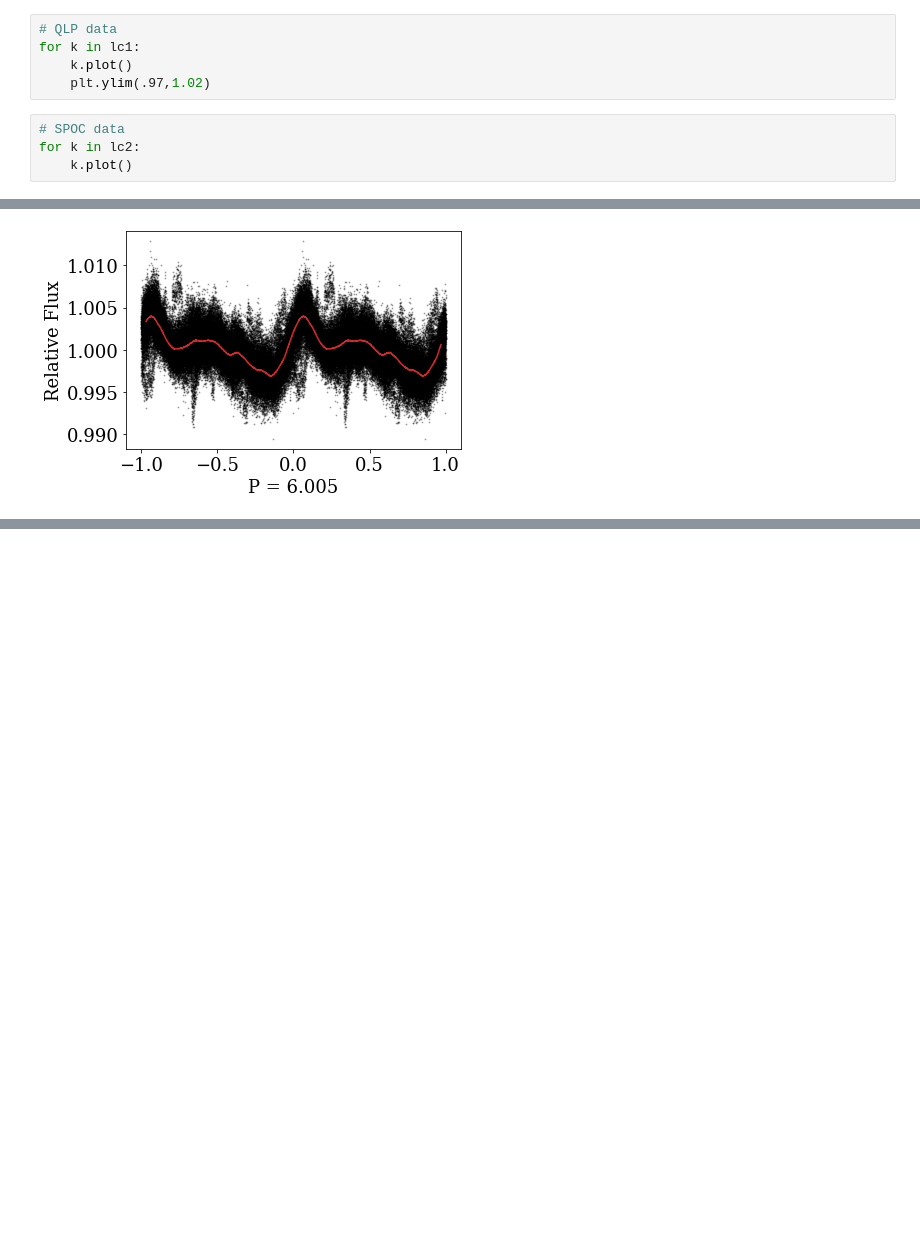
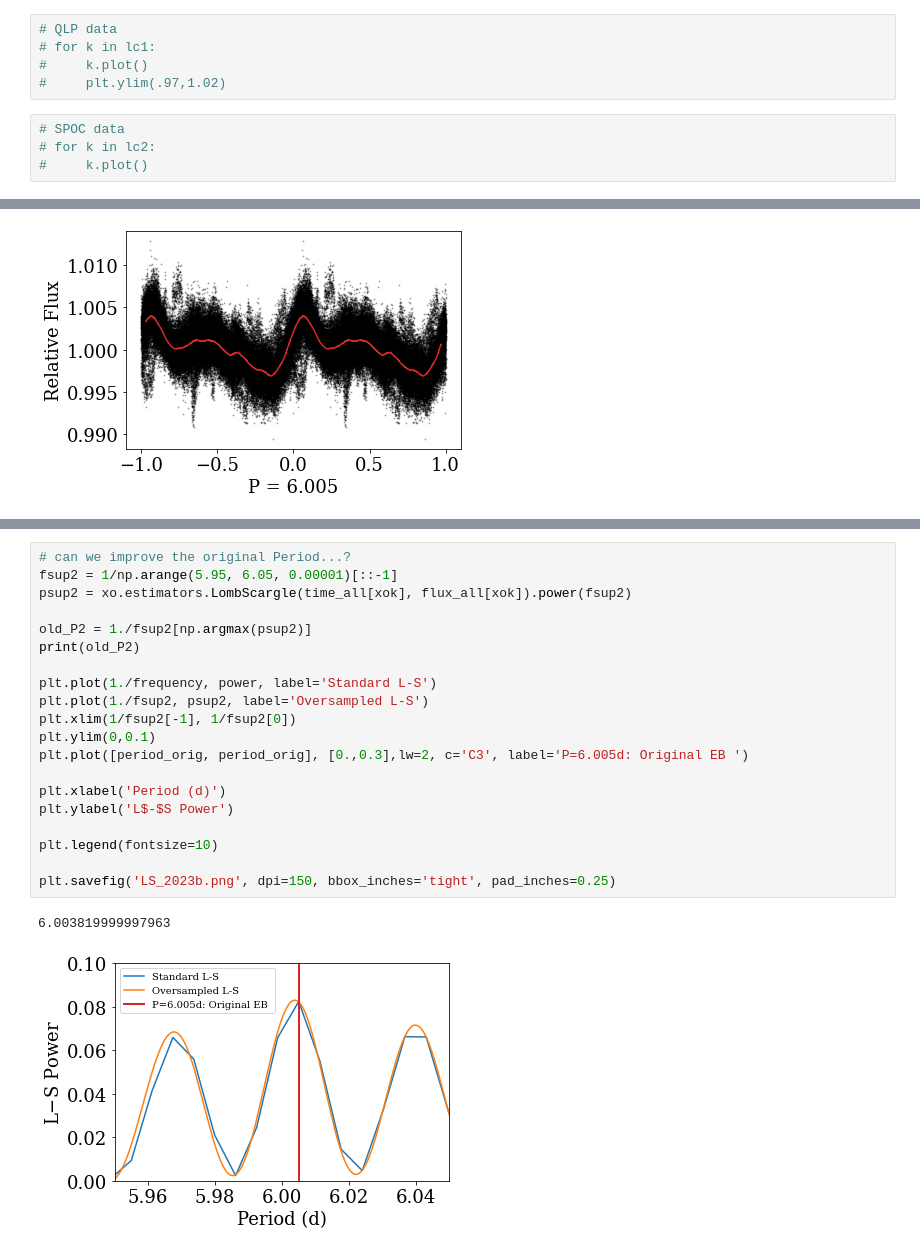
Before and after one commit to jradavenport/QX-Cas, a Jupyter notebook: v2023.ipynb, the cells around one changed output, grey strips where cells are left out. Drawn from its saved outputs; the diff is of its cells as text; blank space fills up the shorter version.

```diff
--- a/v2023.ipynb
+++ b/v2023.ipynb
@@ -43,10 +43,10 @@ lc3 = lk.search_lightcurve('TIC326815804',author='TESS-SPOC').download_all();
 WARNING: UnitsWarning: 'BJD-2457000, days' did not parse as fits unit: At col 0, Unit 'BJD' not supported by the FITS standard.  If this is meant to be a custom unit, define it with 'u.def_unit'. To h ...
 # %%
 # QLP data
-for k in lc1:
-    k.plot()
-    plt.ylim(.97,1.02)
+# for k in lc1:
+#     k.plot()
+#     plt.ylim(.97,1.02)
 # %%
 # SPOC data
-for k in lc2:
-    k.plot()
+# for k in lc2:
+#     k.plot()
@@ -311,0 +282,23 @@ for k in range(len(lc1)):
+# %%
+# can we improve the original Period...?
+fsup2 = 1/np.arange(5.95, 6.05, 0.00001)[::-1]
+psup2 = xo.estimators.LombScargle(time_all[xok], flux_all[xok]).power(fsup2)
+
+old_P2 = 1./fsup2[np.argmax(psup2)]
+print(old_P2)
+
+plt.plot(1./frequency, power, label='Standard L-S')
+plt.plot(1./fsup2, psup2, label='Oversampled L-S')
+plt.xlim(1/fsup2[-1], 1/fsup2[0])
+plt.ylim(0,0.1)
+plt.plot([period_orig, period_orig], [0.,0.3],lw=2, c='C3', label='P=6.005d: Original EB ')
+
+plt.xlabel('Period (d)')
+plt.ylabel('L$-$S Power')
+
+plt.legend(fontsize=10)
+
+plt.savefig('LS_2023b.png', dpi=150, bbox_inches='tight', pad_inches=0.25)
+# %% [output]
+6.003819999997963
+[figure, added]
```
Also changed, not shown: parts of 16 cells of this notebook, 1 other file.
